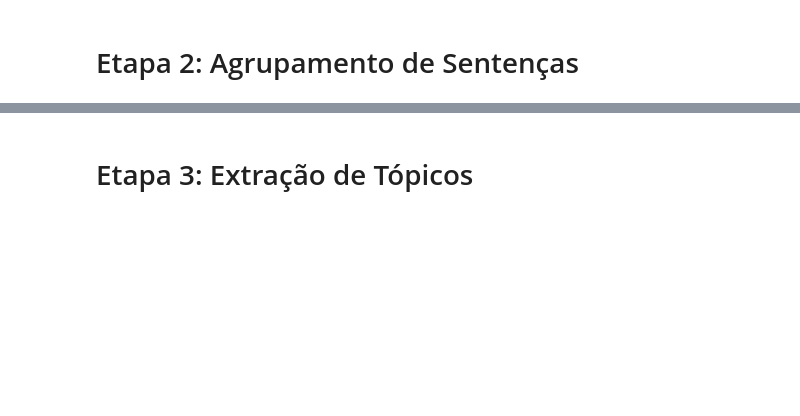
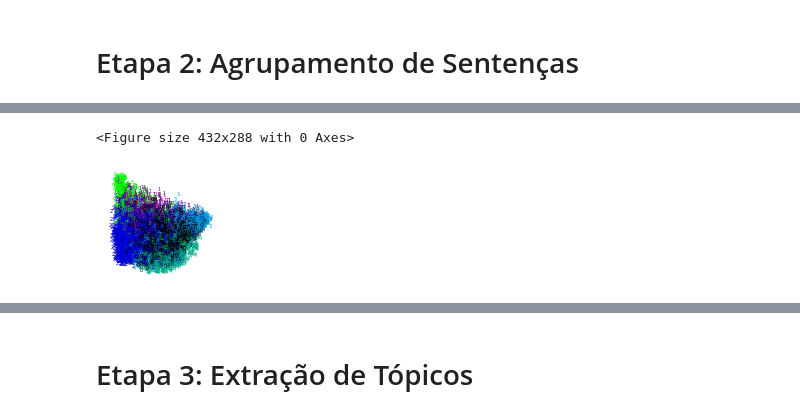
Before and after one commit to datasci4health-incubator/harena-semantics, a Jupyter notebook: notebooks/topic_modeling/MNT-complete.ipynb, the cells around one changed output, grey strips where cells are left out. Drawn from its saved outputs; the diff is of its cells as text; code cells hidden in the pictures; blank space fills up the shorter version.

```diff
--- a/notebooks/topic_modeling/MNT-complete.ipynb
+++ b/notebooks/topic_modeling/MNT-complete.ipynb
@@ -100,3 +144,18 @@ plt.savefig(OUTPUT_PATH + 'clusters')
+# %%
+plt.clf()
+plt.figure(figsize=(2, 2))
+
+plt.scatter(x, y, color='w', s=1)
+
+for i, sentence in enumerate(sentences):
+    # plt.annotate(clustering_model.labels_[i], (x[i], y[i]), color='gray', fontsize=18)
+    plt.annotate(clustering_model.labels_[i], (x[i], y[i]), color=plt.cm.nipy_spectral(clustering_model.labels_[i] / 10.), fontsize=5)
+
+plt.axis("off")
+plt.savefig(OUTPUT_PATH + str(n_clusters) + 'topics/clusters-axis-off-'+str(MODEL).replace('/','').replace('.',''))
+# %% [output]
+<Figure size 432x288 with 0 Axes>
+[figure, added]
 # %%
 from scipy.cluster.hierarchy import dendrogram
 import numpy as np
```
Also changed, not shown: parts of 40 cells of this notebook, 11 other files.
